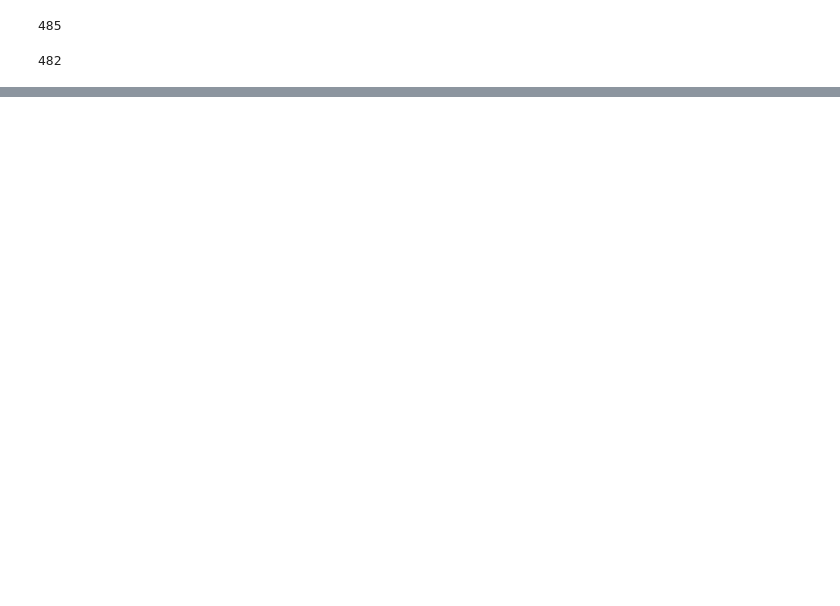
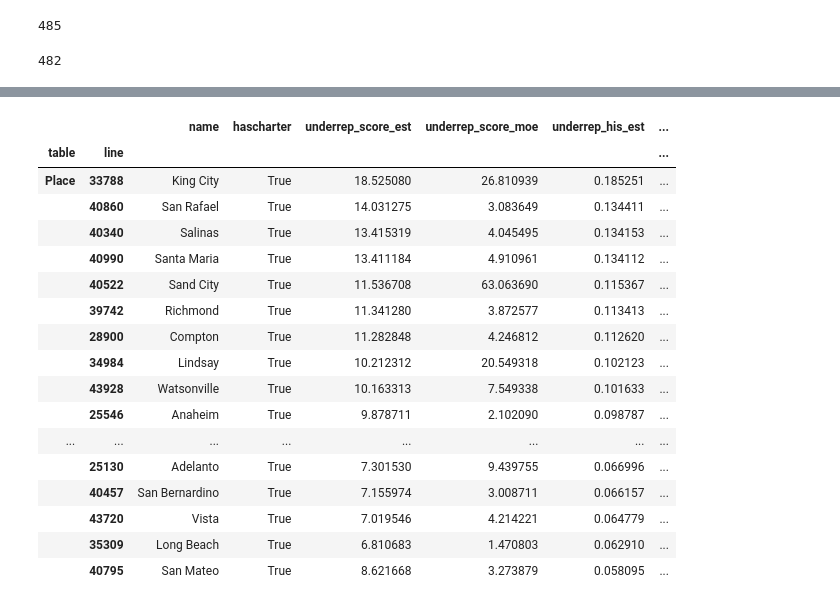
Before and after one commit to ic-institute/democracy-deserts, a Jupyter notebook: notebooks/build-ca-city-data.ipynb, the cells around one changed output, grey strips where cells are left out. Drawn from its saved outputs; the diff is of its cells as text; code cells hidden in the pictures; blank space fills up the shorter version.

Commit message:
add under-representation (due to u.s. cit. requirements) to data

```diff
--- a/notebooks/build-ca-city-data.ipynb
+++ b/notebooks/build-ca-city-data.ipynb
@@ -48,2 +48,24 @@ df
 # %%
 df.to_csv('output/ca-cities.csv')
+# %%
+dg = df[['name', 'hascharter', 'underrep_score_est', 'underrep_score_moe', 'underrep_his_est', 'underrep_his_moe']]
+dg[dg['hascharter']].sort_values(by=['underrep_his_est'], ascending=False)[:30]
+# %% [output]
+|  |  | name | hascharter | underrep_score_est | underrep_score_moe | underrep_his_est | ... |
+| table | line |  |  |  |  |  | ... |
+| Place | 33788 | King City | True | 18.525080 | 26.810939 | 0.185251 | ... |
+|  | 40860 | San Rafael | True | 14.031275 | 3.083649 | 0.134411 | ... |
+|  | 40340 | Salinas | True | 13.415319 | 4.045495 | 0.134153 | ... |
+|  | 40990 | Santa Maria | True | 13.411184 | 4.910961 | 0.134112 | ... |
+|  | 40522 | Sand City | True | 11.536708 | 63.063690 | 0.115367 | ... |
+|  | 39742 | Richmond | True | 11.341280 | 3.872577 | 0.113413 | ... |
+|  | 28900 | Compton | True | 11.282848 | 4.246812 | 0.112620 | ... |
+|  | 34984 | Lindsay | True | 10.212312 | 20.549318 | 0.102123 | ... |
+|  | 43928 | Watsonville | True | 10.163313 | 7.549338 | 0.101633 | ... |
+|  | 25546 | Anaheim | True | 9.878711 | 2.102090 | 0.098787 | ... |
+| ... | ... | ... | ... | ... | ... | ... | ... |
+|  | 25130 | Adelanto | True | 7.301530 | 9.439755 | 0.066996 | ... |
+|  | 40457 | San Bernardino | True | 7.155974 | 3.008711 | 0.066157 | ... |
+|  | 43720 | Vista | True | 7.019546 | 4.214221 | 0.064779 | ... |
+|  | 35309 | Long Beach | True | 6.810683 | 1.470803 | 0.062910 | ... |
+|  | 40795 | San Mateo | True | 8.621668 | 3.273879 | 0.058095 | ... |
```
Also changed, not shown: parts of 2 cells of this notebook, 4 other files.
